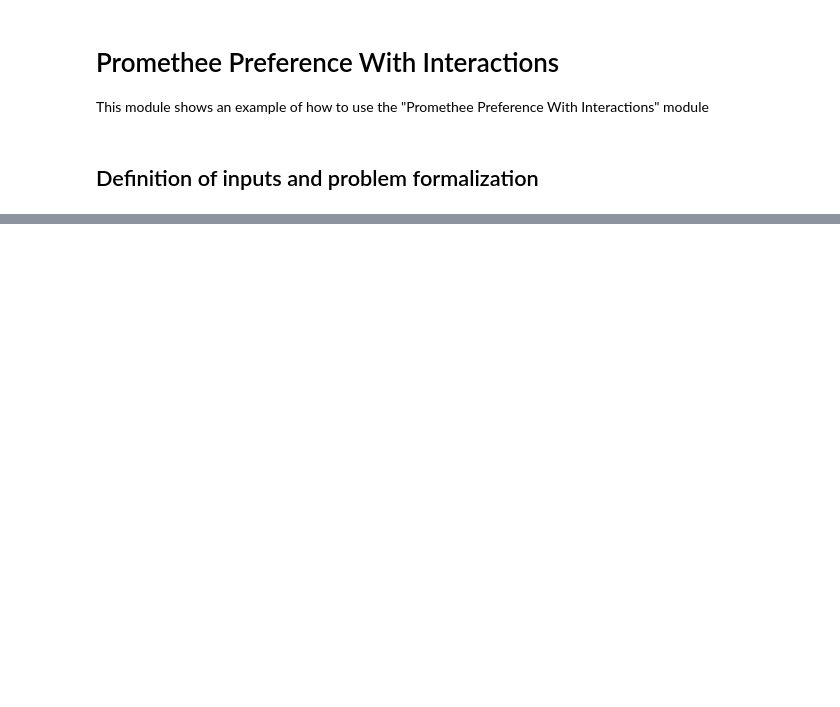
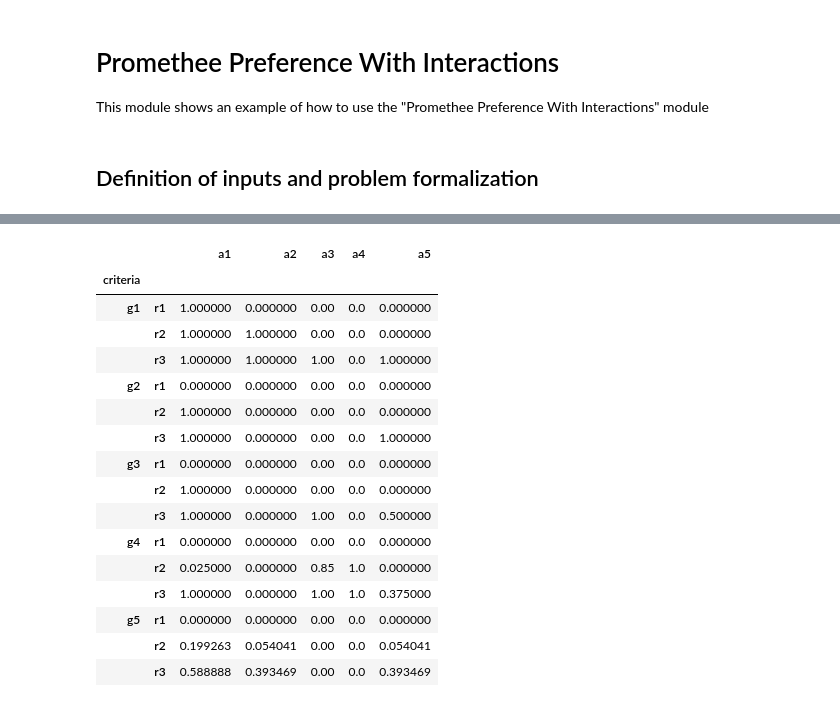
Before and after one commit to WAndraszyk/Construct-your-own-PROMETHEE-with-Python-for-MCDA, a Jupyter notebook: examples/preference/PrometheePreferenceWithInteractionsExample.ipynb, the cells around one changed output, grey strips where cells are left out. Saved outputs shown, nothing was run; the diff lists cells and outputs as text; code cells hidden in the pictures; blank space fills up the shorter version.

```diff
--- a/examples/preference/PrometheePreferenceWithInteractionsExample.ipynb
+++ b/examples/preference/PrometheePreferenceWithInteractionsExample.ipynb
@@ -77,0 +86,10 @@ preference_indices
+# %%
+preference_indices, partial_preference_indices = compute_preference_indices_with_interactions(alternatives_performances,
+                                                                                              criteria_weights,
+                                                                                              preference_thresholds,
+                                                                                              indifference_thresholds,
+                                                                                              standard_deviations,
+                                                                                              generalised_criteria,
+                                                                                              criteria_directions,
+                                                                                              interactions,
+                                                                                              profiles_performances)
@@ -77,0 +117,20 @@ preference_indices
+# %%
+partial_preference_indices[1]
+# %% [output]
+|  |  | a1 | a2 | a3 | a4 | a5 |
+| criteria |  |  |  |  |  |  |
+| g1 | r1 | 1.000000 | 0.000000 | 0.00 | 0.0 | 0.000000 |
+|  | r2 | 1.000000 | 1.000000 | 0.00 | 0.0 | 0.000000 |
+|  | r3 | 1.000000 | 1.000000 | 1.00 | 0.0 | 1.000000 |
+| g2 | r1 | 0.000000 | 0.000000 | 0.00 | 0.0 | 0.000000 |
+|  | r2 | 1.000000 | 0.000000 | 0.00 | 0.0 | 0.000000 |
+|  | r3 | 1.000000 | 0.000000 | 0.00 | 0.0 | 1.000000 |
+| g3 | r1 | 0.000000 | 0.000000 | 0.00 | 0.0 | 0.000000 |
+|  | r2 | 1.000000 | 0.000000 | 0.00 | 0.0 | 0.000000 |
+|  | r3 | 1.000000 | 0.000000 | 1.00 | 0.0 | 0.500000 |
+| g4 | r1 | 0.000000 | 0.000000 | 0.00 | 0.0 | 0.000000 |
+|  | r2 | 0.025000 | 0.000000 | 0.85 | 1.0 | 0.000000 |
+|  | r3 | 1.000000 | 0.000000 | 1.00 | 1.0 | 0.375000 |
+| g5 | r1 | 0.000000 | 0.000000 | 0.00 | 0.0 | 0.000000 |
+|  | r2 | 0.199263 | 0.054041 | 0.00 | 0.0 | 0.054041 |
+|  | r3 | 0.588888 | 0.393469 | 0.00 | 0.0 | 0.393469 |
```
Also changed, not shown: parts of 16 cells of this notebook, 21 other files.
